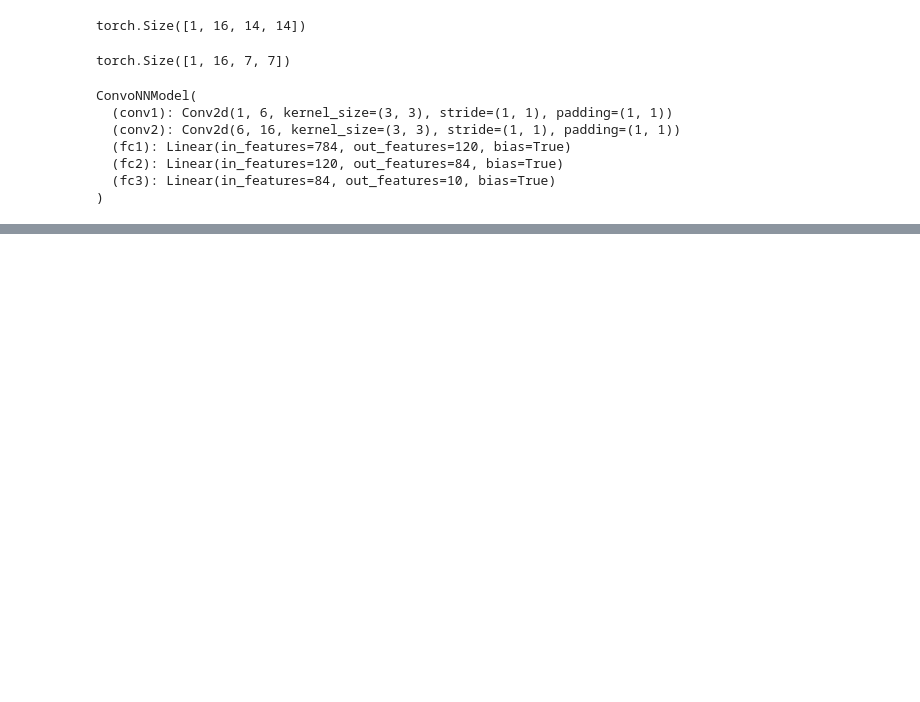
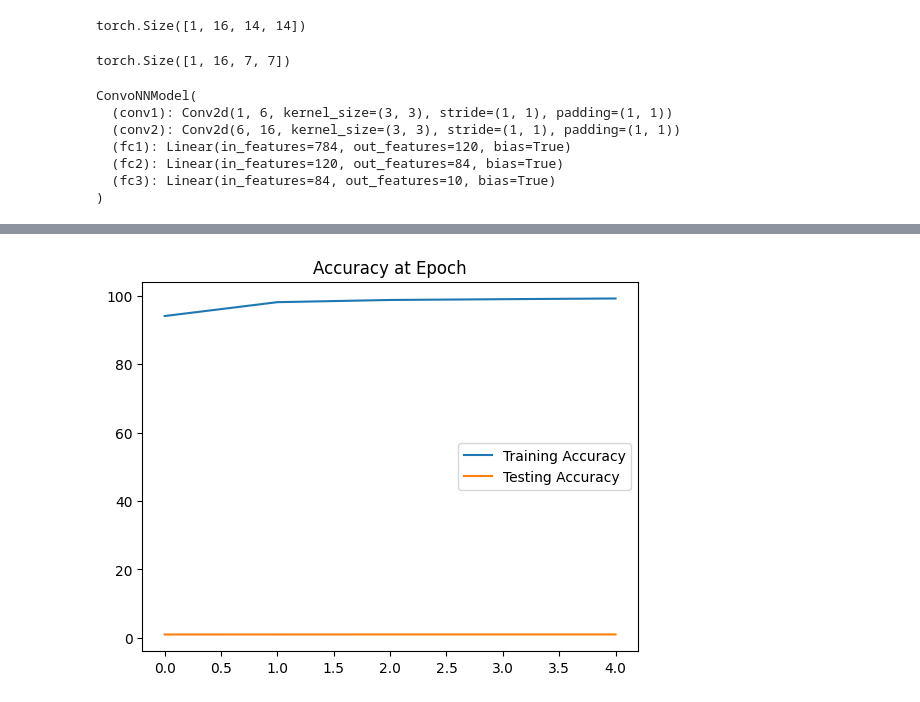
Before and after one commit to EngrIBGIT/Advanced-Data-Analytics---Portfolio-Project-for-DataPulse, a Jupyter notebook: Convolusional_Neural_Network_Pytorch.ipynb, the cells around one changed output, grey strips where cells are left out. Saved outputs shown, nothing was run; the diff lists cells and outputs as text; code cells hidden in the pictures; blank space fills up the shorter version.

```diff
--- a/Convolusional_Neural_Network_Pytorch.ipynb
+++ b/Convolusional_Neural_Network_Pytorch.ipynb
@@ -240,0 +330,9 @@ optimizer = torch.optim.Adam(model.parameters(), lr=0.001) # Smaller the learnin
+# %%
+# Visualize the accuracy at the end of each epoch
+plt.plot([t/600 for t in train_correct], label='Training Accuracy')
+plt.plot([t/10000 for t in test_correct], label='Testing Accuracy') # Changed to list comprehension to divide each element
+plt.title('Accuracy at Epoch')
+plt.legend()
+plt.show()
+# %% [output]
+[figure, added]
```
Also changed, not shown: parts of 4 cells of this notebook.
